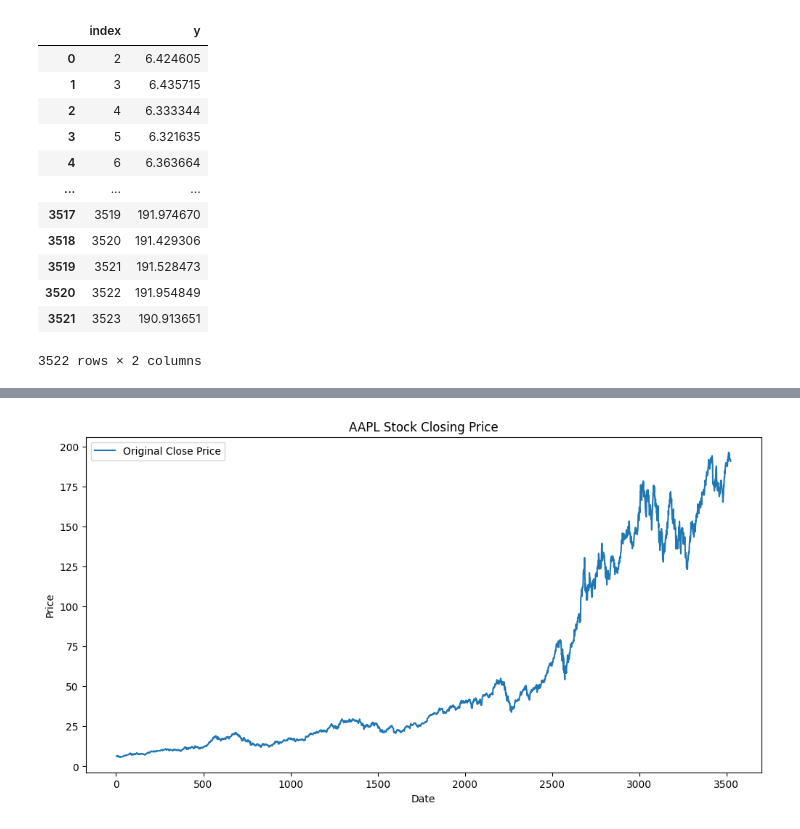
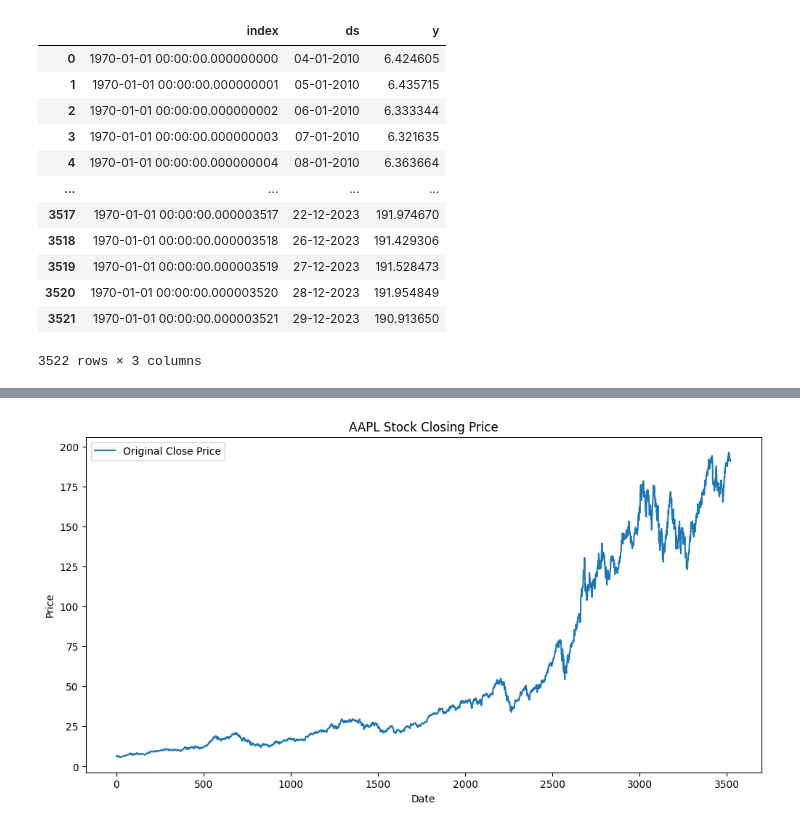
Before and after one commit to Kunal-t20/stock_market_forcasting, a Jupyter notebook: notebook/data_preprocessing.ipynb, the cells around one changed output, grey strips where cells are left out. Cells and saved outputs as stored; diff of their text form; code cells hidden in the pictures.

```diff
--- a/notebook/data_preprocessing.ipynb
+++ b/notebook/data_preprocessing.ipynb
@@ -70,23 +70,24 @@ df_arima
 3522 rows × 1 columns
 # %%
-df_reset = df_close.reset_index()
+df_cls=df[['Date','Close']]
+df_reset = df_cls.reset_index()
 df_prophet = df_reset.rename(columns={'Date': 'ds', 'Close': 'y'})
 
 df_prophet
 # %% [output]
-|  | index | y |
-| 0 | 2 | 6.424605 |
-| 1 | 3 | 6.435715 |
-| 2 | 4 | 6.333344 |
-| 3 | 5 | 6.321635 |
-| 4 | 6 | 6.363664 |
-| ... | ... | ... |
-| 3517 | 3519 | 191.974670 |
-| 3518 | 3520 | 191.429306 |
-| 3519 | 3521 | 191.528473 |
-| 3520 | 3522 | 191.954849 |
-| 3521 | 3523 | 190.913651 |
+|  | index | ds | y |
+| 0 | 1970-01-01 00:00:00.000000000 | 04-01-2010 | 6.424605 |
+| 1 | 1970-01-01 00:00:00.000000001 | 05-01-2010 | 6.435715 |
+| 2 | 1970-01-01 00:00:00.000000002 | 06-01-2010 | 6.333344 |
+| 3 | 1970-01-01 00:00:00.000000003 | 07-01-2010 | 6.321635 |
+| 4 | 1970-01-01 00:00:00.000000004 | 08-01-2010 | 6.363664 |
+| ... | ... | ... | ... |
+| 3517 | 1970-01-01 00:00:00.000003517 | 22-12-2023 | 191.974670 |
+| 3518 | 1970-01-01 00:00:00.000003518 | 26-12-2023 | 191.429306 |
+| 3519 | 1970-01-01 00:00:00.000003519 | 27-12-2023 | 191.528473 |
+| 3520 | 1970-01-01 00:00:00.000003520 | 28-12-2023 | 191.954849 |
+| 3521 | 1970-01-01 00:00:00.000003521 | 29-12-2023 | 190.913650 |
-3522 rows × 2 columns
+3522 rows × 3 columns
 # %%
 # for lstm modeling training
 scaler = MinMaxScaler()
```
Also changed, not shown: parts of 7 cells of this notebook, 8 other files.
